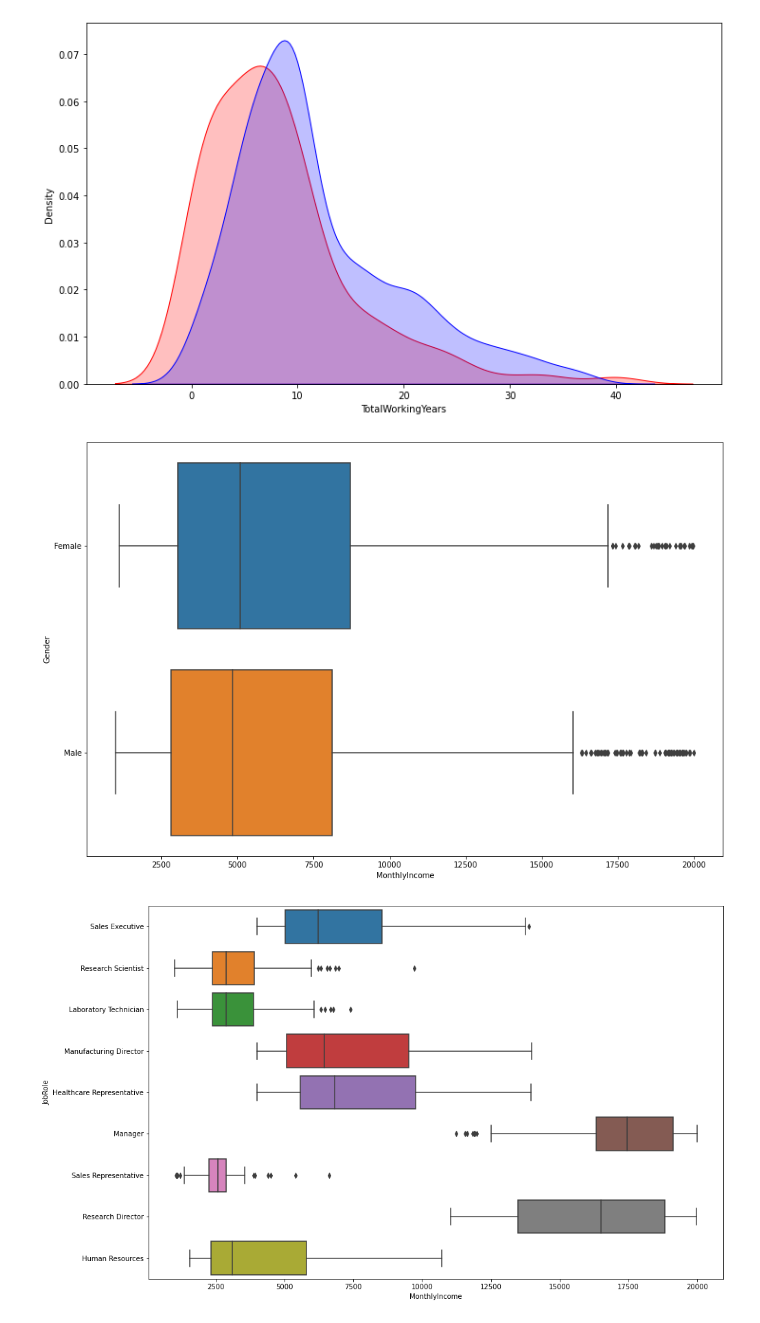
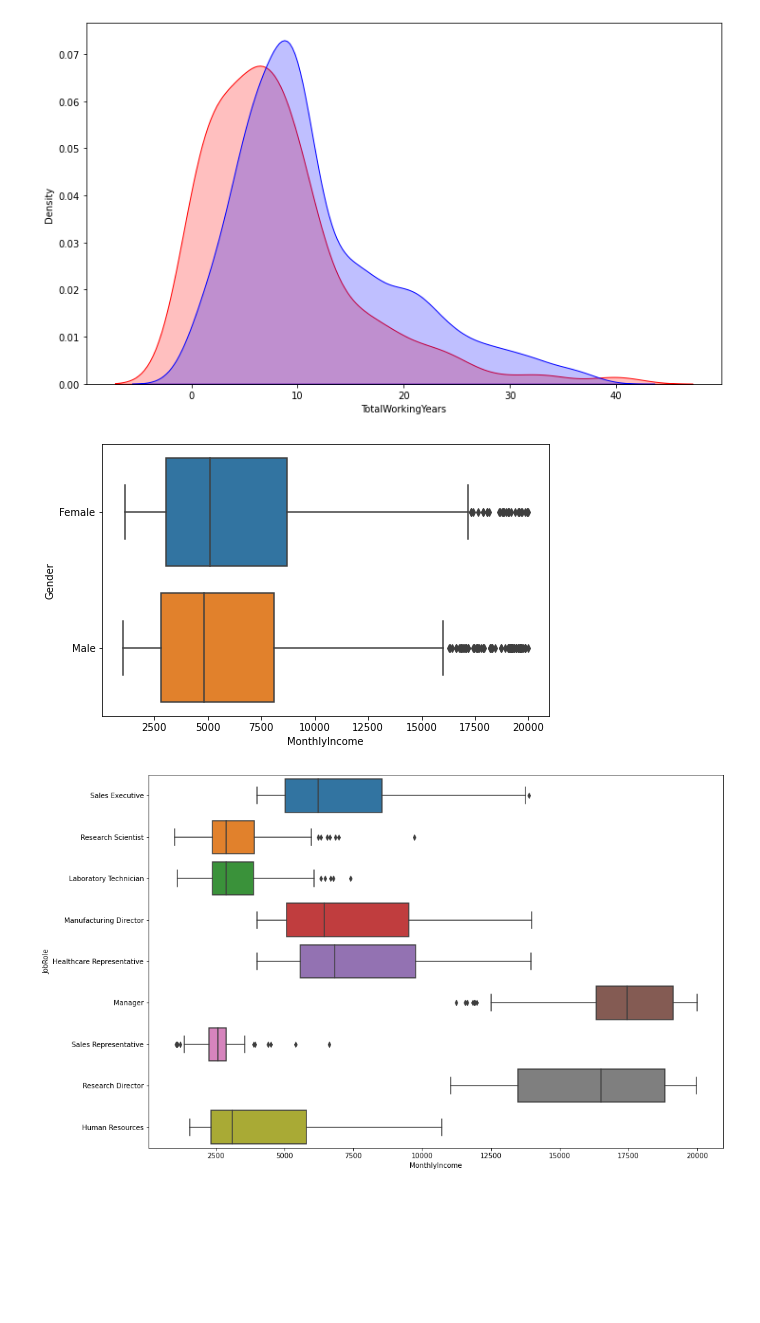
Before and after one commit to IvaniltonBastos/Portifolio, a Jupyter notebook: Proj_ML_Departamento_RH/Untitled.ipynb, the cells around one changed output. Saved outputs shown, nothing was run; the diff lists cells and outputs as text; code cells hidden in the pictures; blank space fills up the shorter version.

Commit message:
visualização

```diff
--- a/Proj_ML_Departamento_RH/Untitled.ipynb
+++ b/Proj_ML_Departamento_RH/Untitled.ipynb
@@ -184,10 +184,10 @@ sns.kdeplot(Df_ficaram['TotalWorkingYears'], label = 'Funcionários que ficaram'
 # %% [output]
 [figure]
 # %%
-plt.figure(figsize=(15, 10))
+plt.figure(figsize=(8, 5))
 sns.boxplot(x = 'MonthlyIncome', y = 'Gender', data=Df_rh);
 # %% [output]
-[figure, old version]
+[figure, new version]
 # %%
 plt.figure(figsize=(15, 10))
 sns.boxplot(x = 'MonthlyIncome', y = 'JobRole', data=Df_rh);
```
